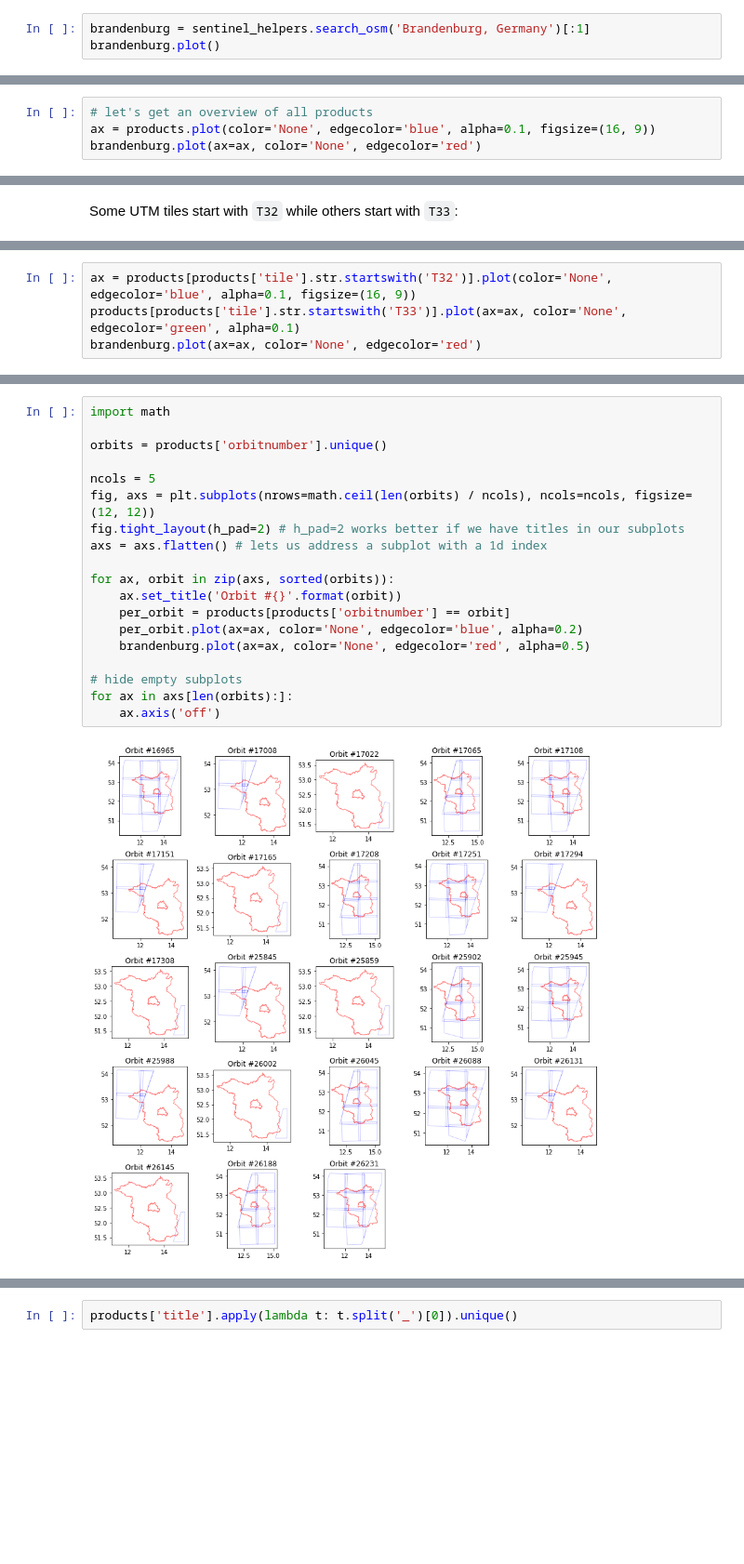
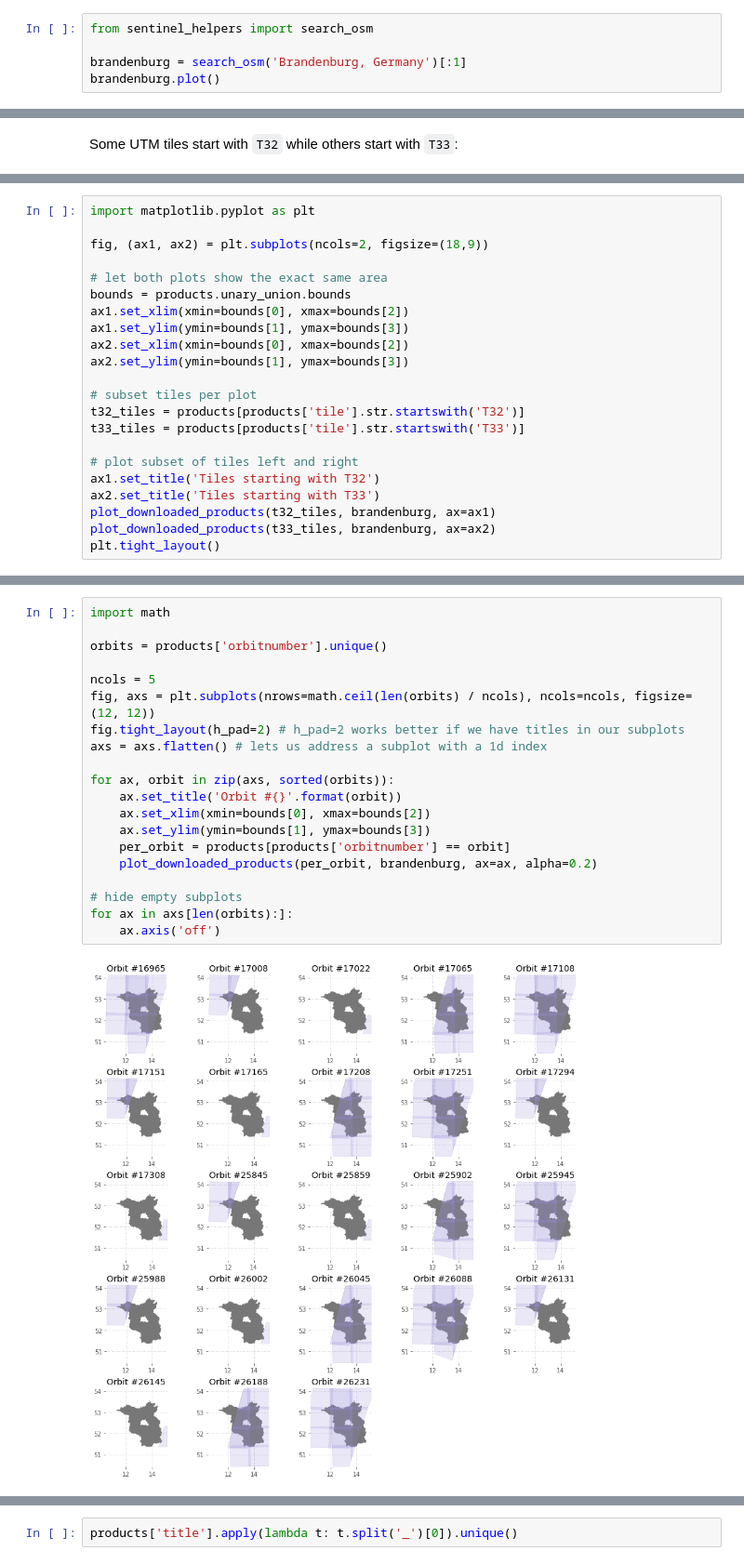
Before and after one commit to rrrnld/earth-observation-for-journalism, a Jupyter notebook: sources/01c Coverage analysis.ipynb, the cells around one changed output, grey strips where cells are left out. Shown at 93% size. Drawn from its saved outputs; the diff is of its cells as text; blank space fills up the shorter version.

```diff
--- a/sources/01c Coverage analysis.ipynb
+++ b/sources/01c Coverage analysis.ipynb
@@ -11,5 +9,7 @@ We first fetch the geometry of the area we are interested in
 # %%
-brandenburg = sentinel_helpers.search_osm('Brandenburg, Germany')[:1]
+from sentinel_helpers import search_osm
+
+brandenburg = search_osm('Brandenburg, Germany')[:1]
 brandenburg.plot()
 # %% [output]
 <AxesSubplot:>
@@ -49,4 +18,0 @@ import matplotlib.pyplot as plt
-# %%
-# let's get an overview of all products
-ax = products.plot(color='None', edgecolor='blue', alpha=0.1, figsize=(16, 9))
-brandenburg.plot(ax=ax, color='None', edgecolor='red')
@@ -76,4 +71,0 @@ Which tile exactly a product is covering depends on the exact position of the sa
-# %%
-ax = products[products['tile'].str.startswith('T32')].plot(color='None', edgecolor='blue', alpha=0.1, figsize=(16, 9))
-products[products['tile'].str.startswith('T33')].plot(ax=ax, color='None', edgecolor='green', alpha=0.1)
-brandenburg.plot(ax=ax, color='None', edgecolor='red')
@@ -86,0 +75,22 @@ Each orbit gets a designated `orbitnumber` which allows us to plot all products
+# %%
+import matplotlib.pyplot as plt
+
+fig, (ax1, ax2) = plt.subplots(ncols=2, figsize=(18,9))
+
+# let both plots show the exact same area
+bounds = products.unary_union.bounds
+ax1.set_xlim(xmin=bounds[0], xmax=bounds[2])
+ax1.set_ylim(ymin=bounds[1], ymax=bounds[3])
+ax2.set_xlim(xmin=bounds[0], xmax=bounds[2])
+ax2.set_ylim(ymin=bounds[1], ymax=bounds[3])
+
+# subset tiles per plot
+t32_tiles = products[products['tile'].str.startswith('T32')]
+t33_tiles = products[products['tile'].str.startswith('T33')]
+
+# plot subset of tiles left and right
+ax1.set_title('Tiles starting with T32')
+ax2.set_title('Tiles starting with T33')
+plot_downloaded_products(t32_tiles, brandenburg, ax=ax1)
+plot_downloaded_products(t33_tiles, brandenburg, ax=ax2)
+plt.tight_layout()
@@ -87,22 +112,23 @@ Each orbit gets a designated `orbitnumber` which allows us to plot all products
 # %%
 import math
 
 orbits = products['orbitnumber'].unique()
 
 ncols = 5
 fig, axs = plt.subplots(nrows=math.ceil(len(orbits) / ncols), ncols=ncols, figsize=(12, 12))
 fig.tight_layout(h_pad=2) # h_pad=2 works better if we have titles in our subplots
 axs = axs.flatten() # lets us address a subplot with a 1d index
 
 for ax, orbit in zip(axs, sorted(orbits)):
     ax.set_title('Orbit #{}'.format(orbit))
+    ax.set_xlim(xmin=bounds[0], xmax=bounds[2])
+    ax.set_ylim(ymin=bounds[1], ymax=bounds[3])
     per_orbit = products[products['orbitnumber'] == orbit]
-    per_orbit.plot(ax=ax, color='None', edgecolor='blue', alpha=0.2)
-    brandenburg.plot(ax=ax, color='None', edgecolor='red', alpha=0.5)
+    plot_downloaded_products(per_orbit, brandenburg, ax=ax, alpha=0.2)
 
 # hide empty subplots
 for ax in axs[len(orbits):]:
     ax.axis('off')
 # %% [output]
-[figure, old version]
+[figure, new version]
 # %% [markdown]
```
Also changed, not shown: parts of 40 cells of this notebook, 1 other file.
